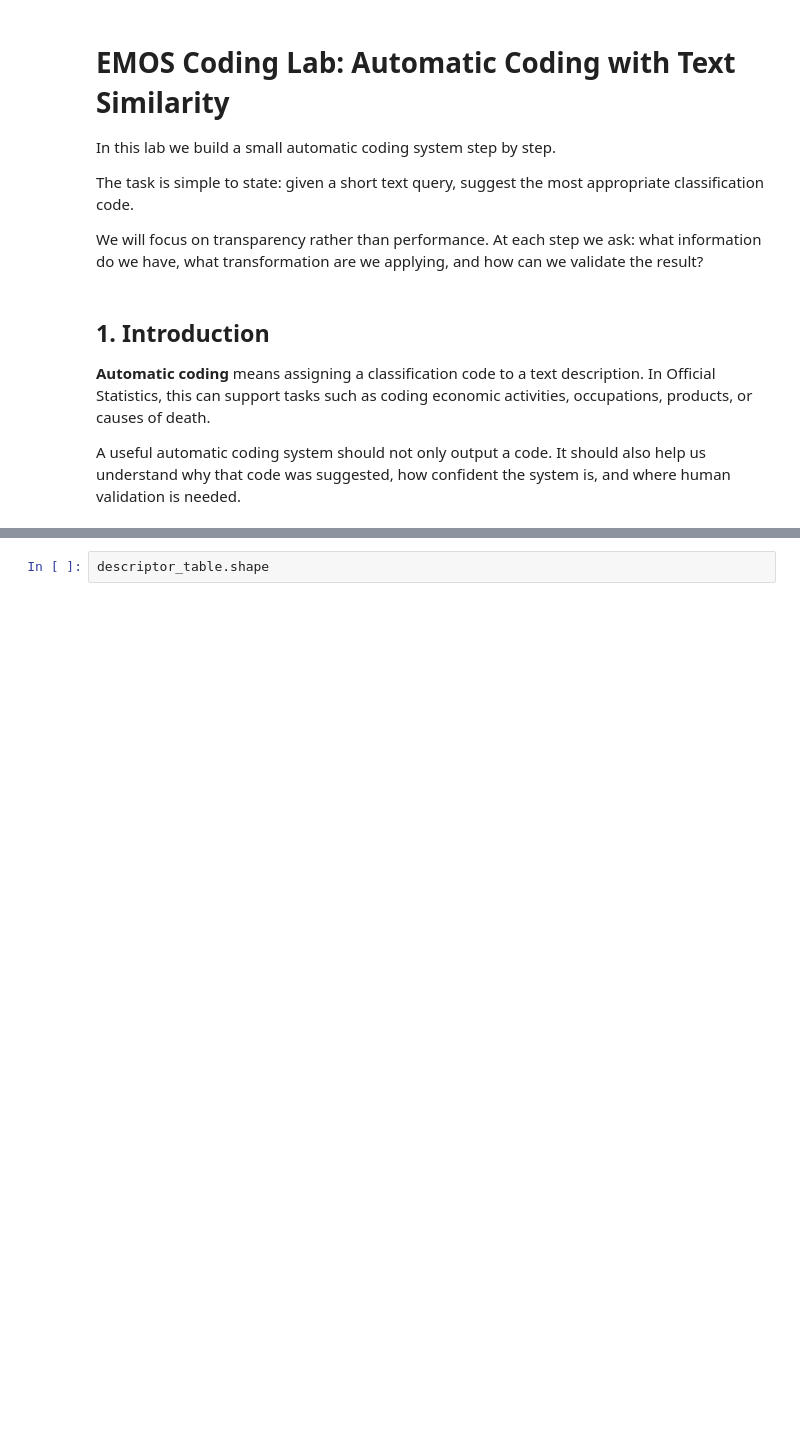
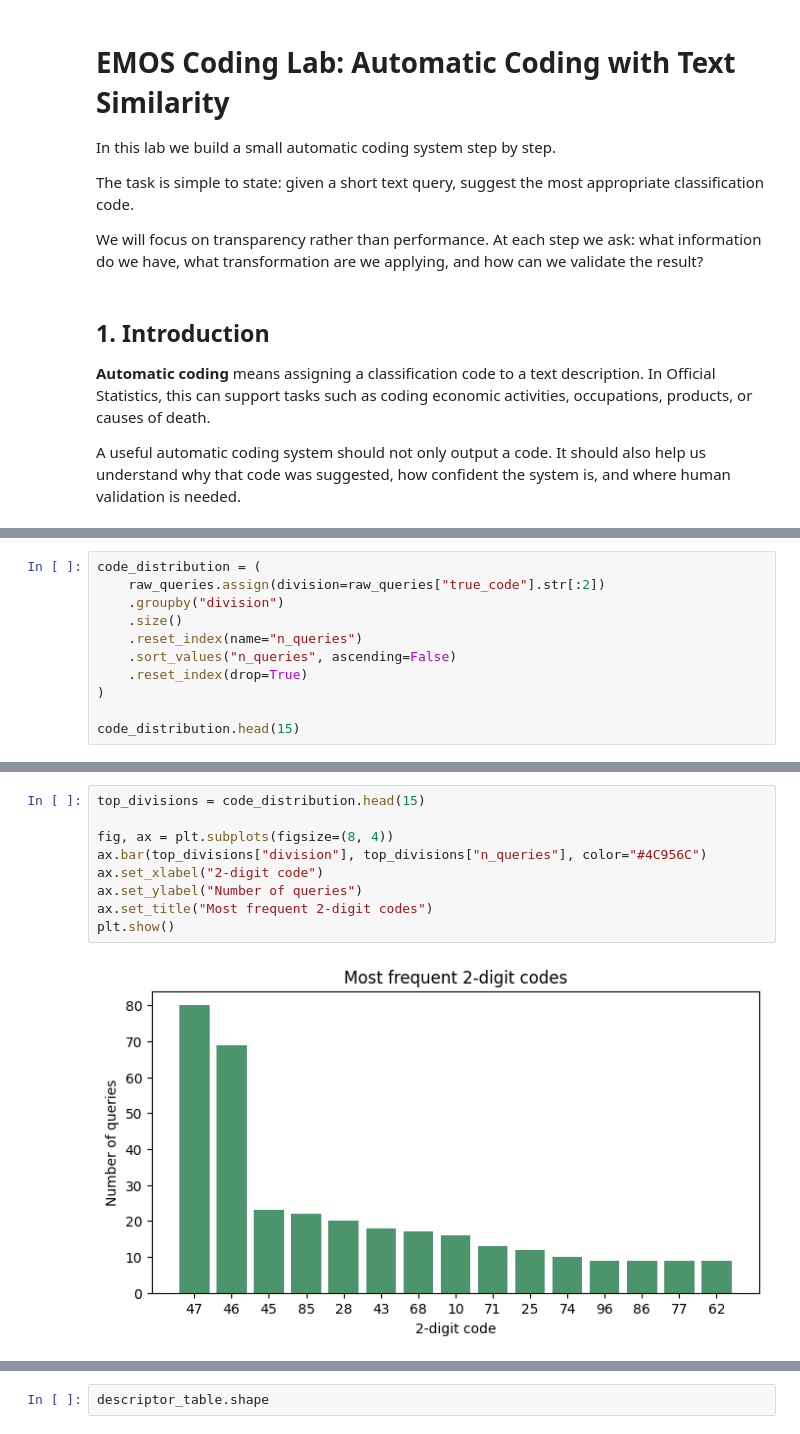
Before and after one commit to istat-methodology/emos-lecture, a Jupyter notebook: notebooks/emos_coding_lab.ipynb, the cells around one changed output, grey strips where cells are left out. Cells and saved outputs as stored; diff of their text form; blank space fills up the shorter version.

```diff
--- a/notebooks/emos_coding_lab.ipynb
+++ b/notebooks/emos_coding_lab.ipynb
@@ -68,0 +62,11 @@ descriptor_table.head()
+# %%
+code_distribution = (
+    raw_queries.assign(division=raw_queries["true_code"].str[:2])
+    .groupby("division")
+    .size()
+    .reset_index(name="n_queries")
+    .sort_values("n_queries", ascending=False)
+    .reset_index(drop=True)
+)
+
+code_distribution.head(15)
@@ -68,0 +90,11 @@ descriptor_table.head()
+# %%
+top_divisions = code_distribution.head(15)
+
+fig, ax = plt.subplots(figsize=(8, 4))
+ax.bar(top_divisions["division"], top_divisions["n_queries"], color="#4C956C")
+ax.set_xlabel("2-digit code")
+ax.set_ylabel("Number of queries")
+ax.set_title("Most frequent 2-digit codes")
+plt.show()
+# %% [output]
+[figure, added]
```
Also changed, not shown: parts of 34 cells of this notebook, 15 other files.
